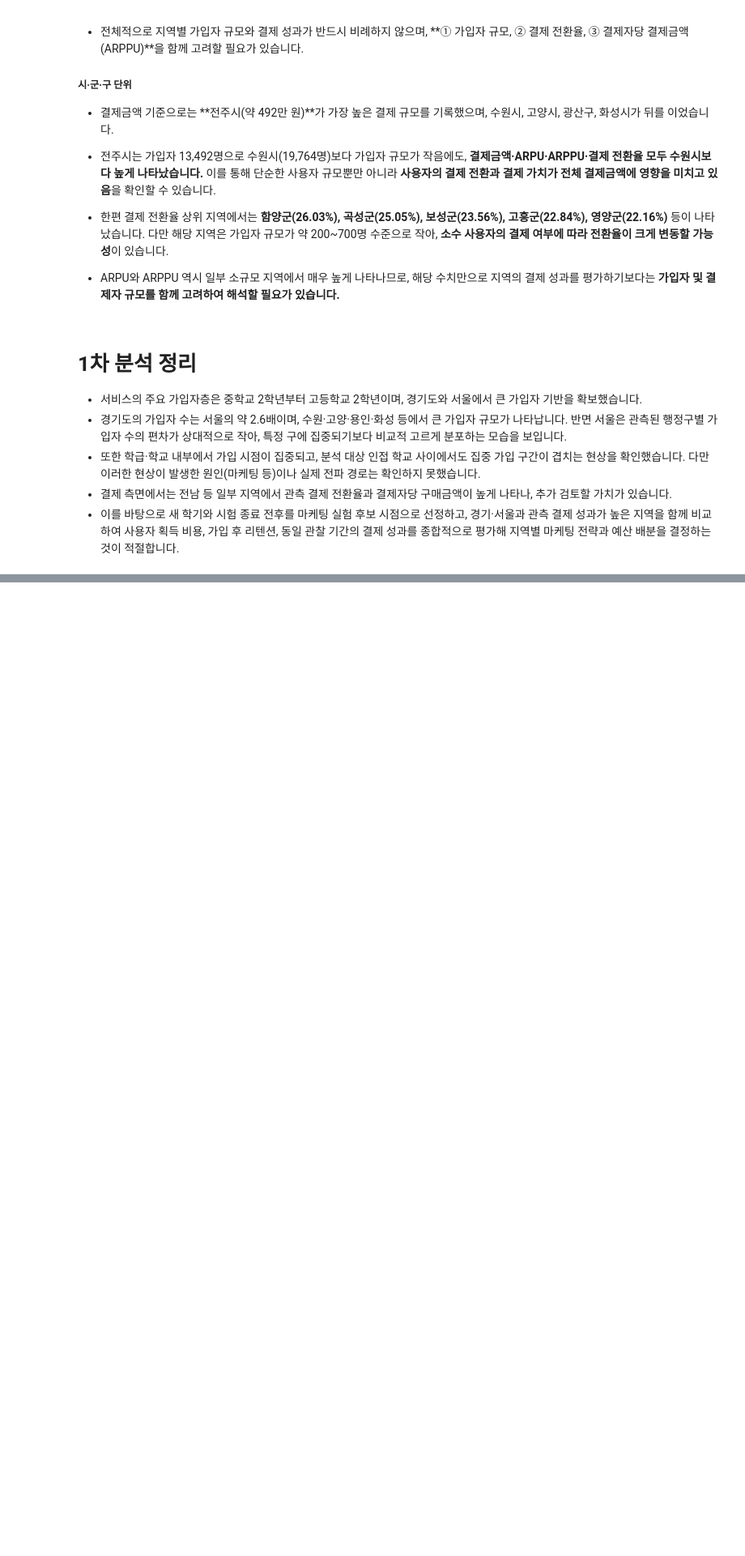
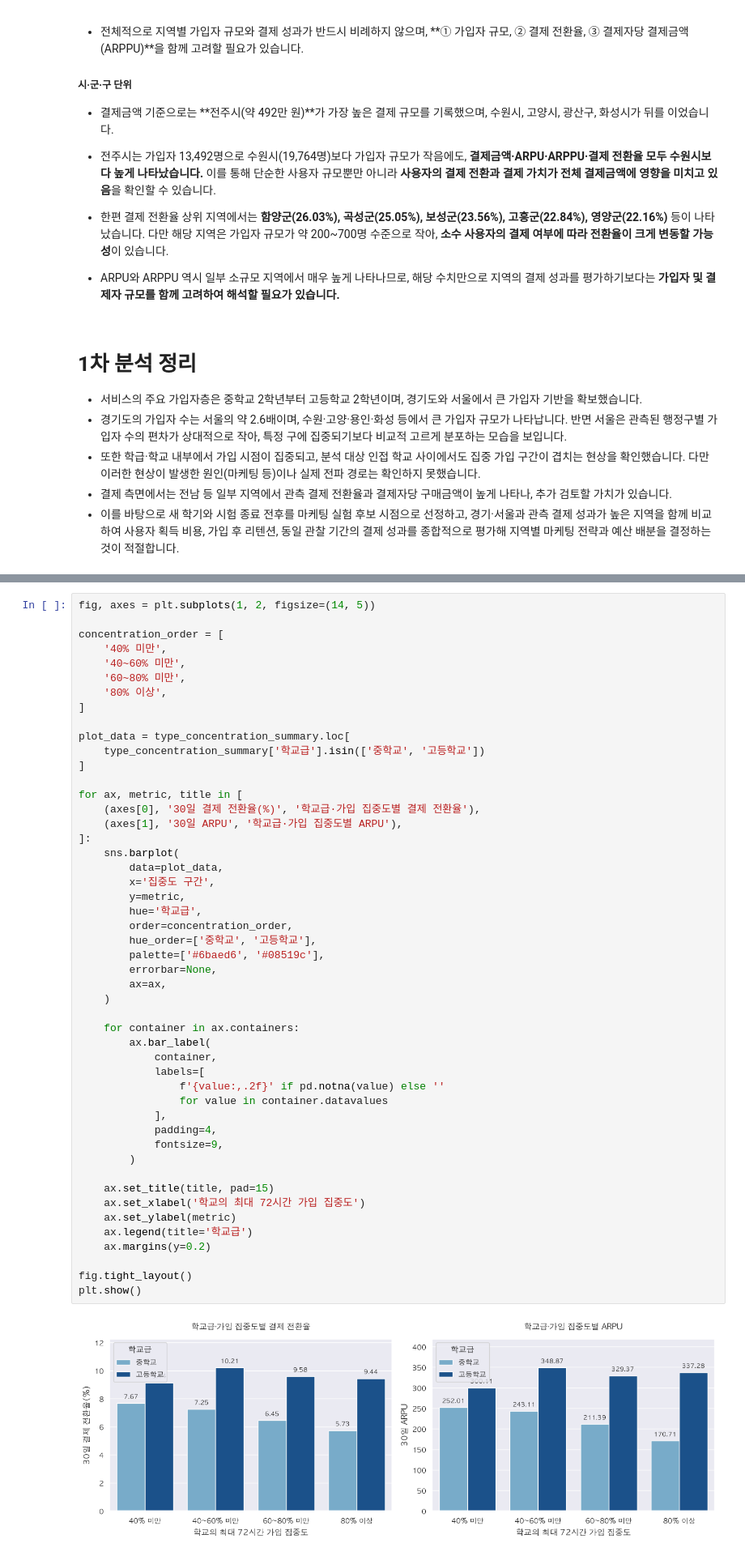
Before and after one commit to zoo-no-s/sns_service_analysis, a Jupyter notebook: notebooks/acquisition_1.ipynb, the cells around one changed output, grey strips where cells are left out. Shown at 81% size. Drawn from its saved outputs; the diff is of its cells as text; blank space fills up the shorter version.

```diff
--- a/notebooks/acquisition_1.ipynb
+++ b/notebooks/acquisition_1.ipynb
@@ -1396,0 +1709,51 @@ display(city_payment_summary)
+# %%
+fig, axes = plt.subplots(1, 2, figsize=(14, 5))
+
+concentration_order = [
+    '40% 미만',
+    '40~60% 미만',
+    '60~80% 미만',
+    '80% 이상',
+]
+
+plot_data = type_concentration_summary.loc[
+    type_concentration_summary['학교급'].isin(['중학교', '고등학교'])
+]
+
+for ax, metric, title in [
+    (axes[0], '30일 결제 전환율(%)', '학교급·가입 집중도별 결제 전환율'),
+    (axes[1], '30일 ARPU', '학교급·가입 집중도별 ARPU'),
+]:
+    sns.barplot(
+        data=plot_data,
+        x='집중도 구간',
+        y=metric,
+        hue='학교급',
+        order=concentration_order,
+        hue_order=['중학교', '고등학교'],
+        palette=['#6baed6', '#08519c'],
+        errorbar=None,
+        ax=ax,
+    )
+
+    for container in ax.containers:
+        ax.bar_label(
+            container,
+            labels=[
+                f'{value:,.2f}' if pd.notna(value) else ''
+                for value in container.datavalues
+            ],
+            padding=4,
+            fontsize=9,
+        )
+
+    ax.set_title(title, pad=15)
+    ax.set_xlabel('학교의 최대 72시간 가입 집중도')
+    ax.set_ylabel(metric)
+    ax.legend(title='학교급')
+    ax.margins(y=0.2)
+
+fig.tight_layout()
+plt.show()
+# %% [output]
+[figure, added]
```
Also changed, not shown: parts of 15 cells of this notebook, 1 other file.
